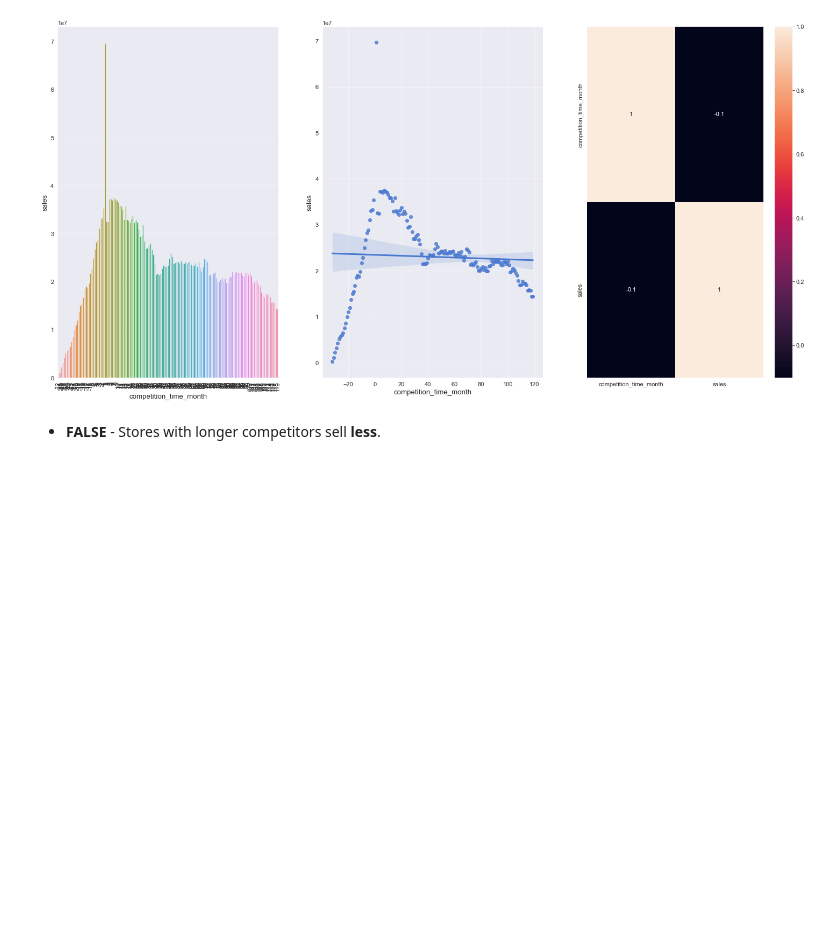
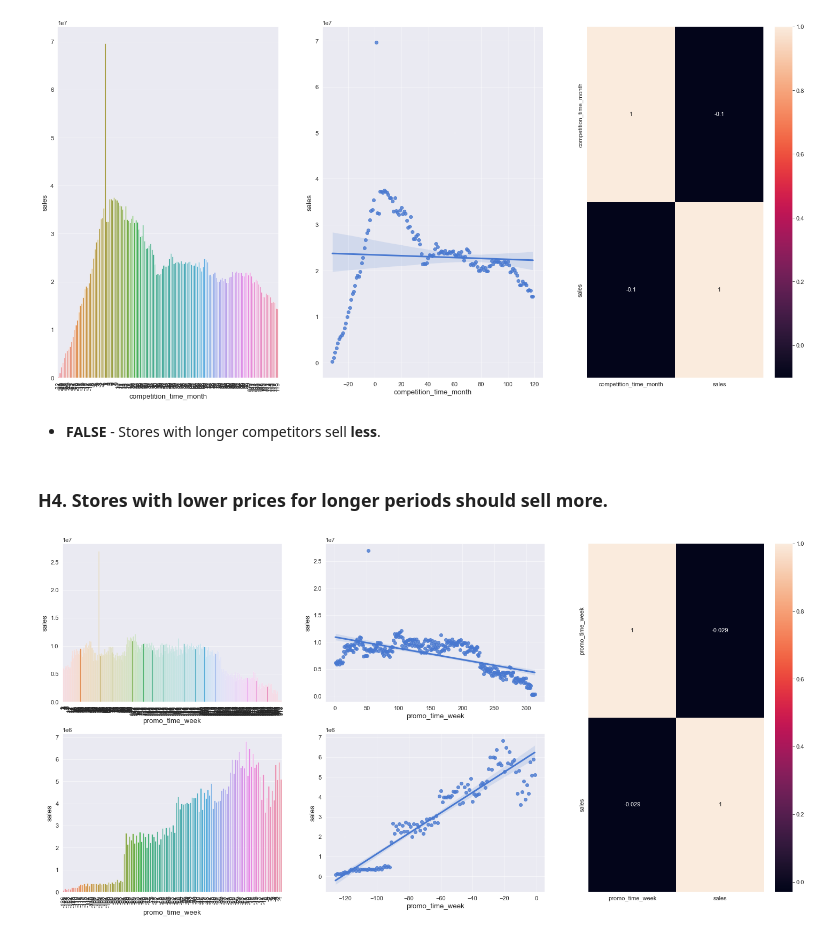
Before and after one commit to Gutscs/Rossmann-Forecasting-Sales, a Jupyter notebook: RossmanSales.ipynb, the cells around one changed output. Cells and saved outputs as stored; diff of their text form; code cells hidden in the pictures; blank space fills up the shorter version.

```diff
--- a/RossmanSales.ipynb
+++ b/RossmanSales.ipynb
@@ -696,3 +672,35 @@ sns.heatmap(df_aux1.corr( method = 'pearson' ), annot = True);
 [figure]
 # %% [markdown]
 * **FALSE** -  Stores with longer competitors sell **less**.
+# %% [markdown]
+### H4. Stores with lower prices for longer periods should sell more.
+# %%
+df_aux1 = df4[['promo_time_week', 'sales']].groupby( 'promo_time_week' ).sum().reset_index()
+
+grid = GridSpec( 2, 3)
+
+# bar plot of sales per extended promo period
+plt.subplot( grid[0, 0] )
+df_aux2 = df_aux1[df_aux1['promo_time_week'] > 0]
+sns.barplot( x = 'promo_time_week', y = 'sales', data = df_aux2 )
+plt.xticks( rotation = 90);
+
+# reg plot of sales per extended promo period
+plt.subplot( grid[0, 1] )
+sns.regplot( x = 'promo_time_week', y = 'sales', data = df_aux2 )
+
+# bar plot of sales per regular promo period
+plt.subplot( grid[1, 0] )
+df_aux3 = df_aux1[df_aux1['promo_time_week'] < 0]
+sns.barplot( x = 'promo_time_week', y = 'sales', data = df_aux3 )
+plt.xticks( rotation = 90);
+
+# reg plot of sales per regular promo period
+plt.subplot( grid[1, 1] )
+sns.regplot( x = 'promo_time_week', y = 'sales', data = df_aux3 )
+
+# strength of the correlation between sales and promo_time_week
+plt.subplot( grid[:, 2] )
+sns.heatmap( df_aux1.corr( method = 'pearson' ), annot = True );
+# %% [output]
+[figure, added]
```
Also changed, not shown: parts of 7 cells of this notebook.
